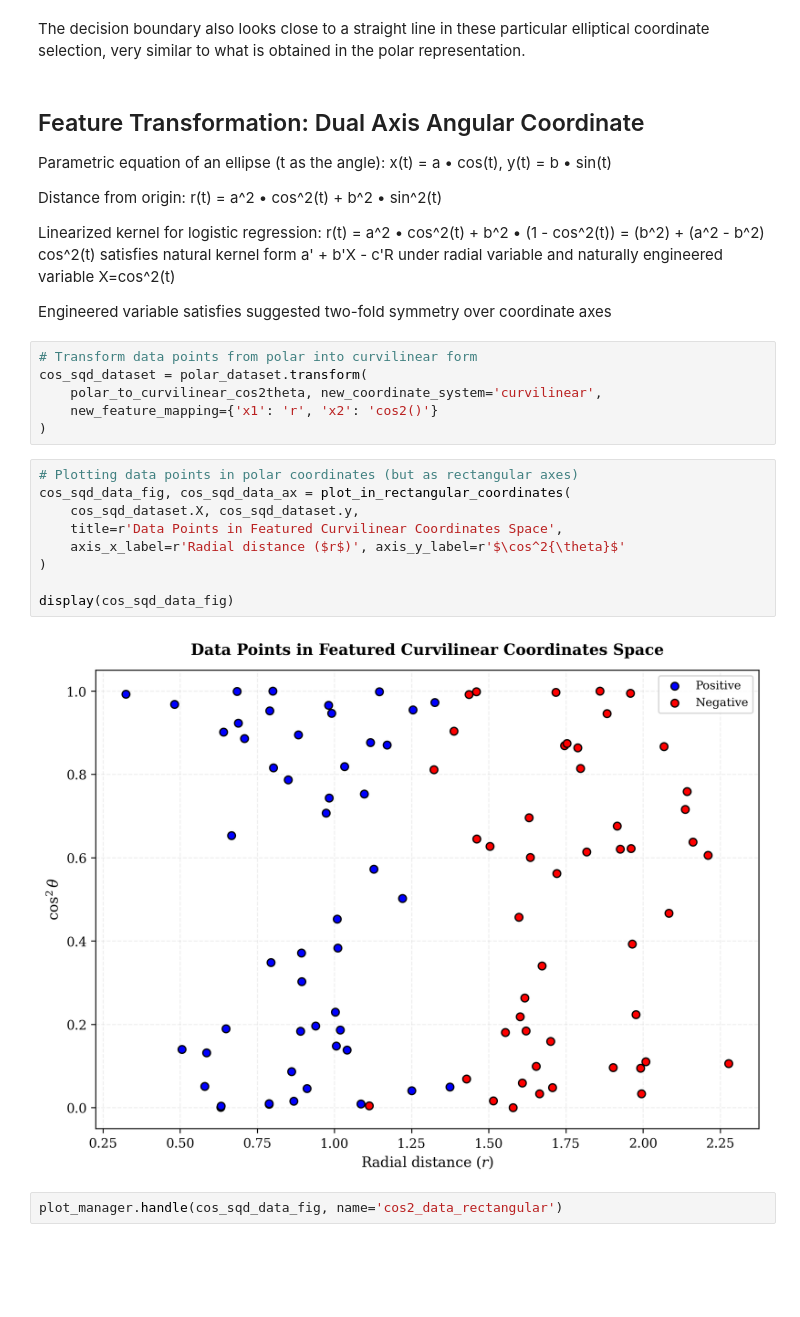
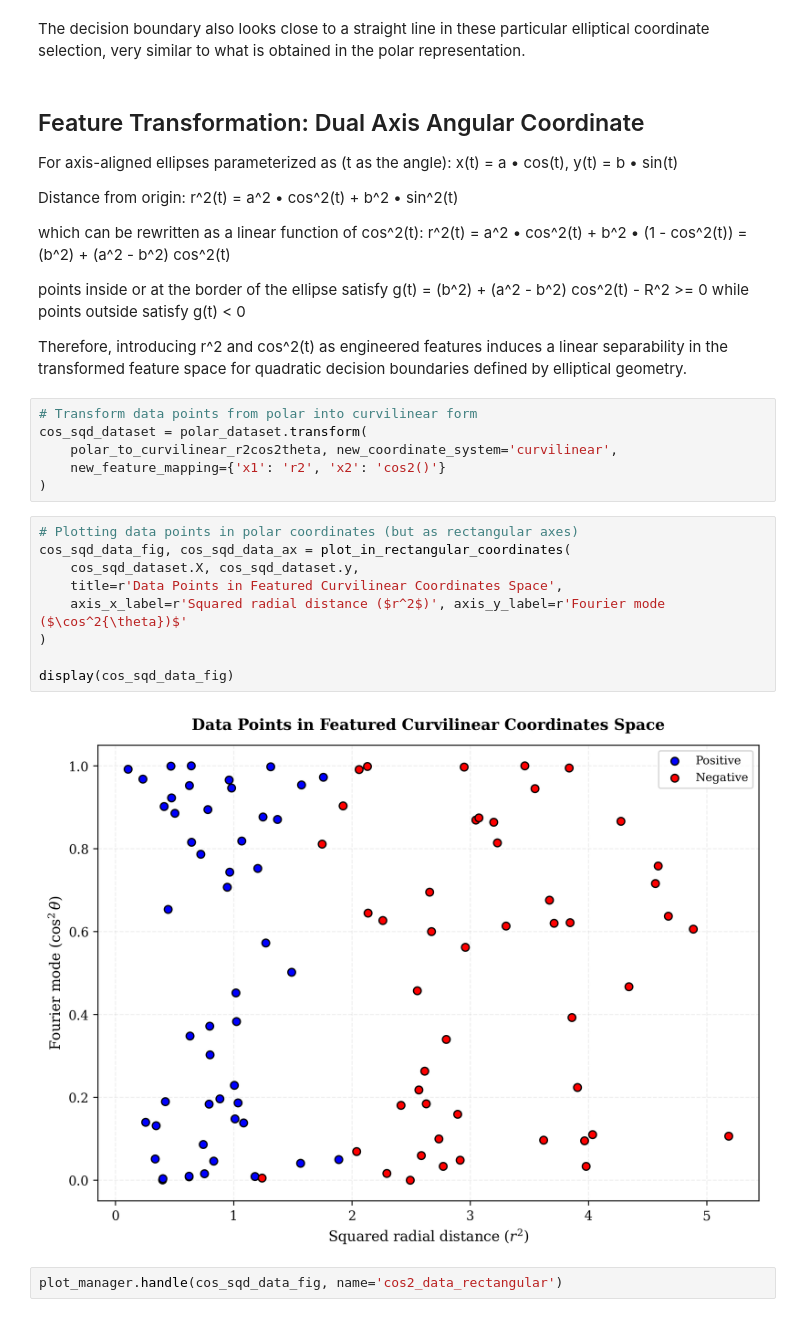
Before and after one commit to apsket/feature-representation-vs-model-complexity, a Jupyter notebook: notebooks/02_feature_engineering.ipynb, the cells around one changed output. Drawn from its saved outputs; the diff is of its cells as text; blank space fills up the shorter version.

Commit message:
Fix bug in mathematical justification of engineered curvilinear coordinates and updated transformation function, files, notebooks and figures accordingly.

```diff
--- a/notebooks/02_feature_engineering.ipynb
+++ b/notebooks/02_feature_engineering.ipynb
@@ -88,30 +88,32 @@ The decision boundary also looks close to a straight line in these particular el
 # %% [markdown]
 ## Feature Transformation: Dual Axis Angular Coordinate
 
-Parametric equation of an ellipse (t as the angle): x(t) = a • cos(t), y(t) = b • sin(t)
+For axis-aligned ellipses parameterized as (t as the angle): x(t) = a • cos(t), y(t) = b • sin(t)
 
-Distance from origin: r(t) = a^2 • cos^2(t) + b^2 • sin^2(t)
+Distance from origin: r^2(t) = a^2 • cos^2(t) + b^2 • sin^2(t)
 
-Linearized kernel for logistic regression: r(t) = a^2 • cos^2(t) + b^2 • (1 - cos^2(t)) = (b^2) + (a^2 - b^2) cos^2(t) satisfies natural kernel form a' + b'X - c'R under radial variable and naturally engineered variable X=cos^2(t)
+which can be rewritten as a linear function of cos^2(t): r^2(t) = a^2 • cos^2(t) + b^2 • (1 - cos^2(t)) = (b^2) + (a^2 - b^2) cos^2(t)
 
-Engineered variable satisfies suggested two-fold symmetry over coordinate axes
+points inside or at the border of the ellipse satisfy g(t) = (b^2) + (a^2 - b^2) cos^2(t) - R^2 >= 0 while points outside satisfy g(t) < 0
+
+Therefore, introducing r^2 and cos^2(t) as engineered features induces a linear separability in the transformed feature space for quadratic decision boundaries defined by elliptical geometry.
 # %%
 # Transform data points from polar into curvilinear form
 cos_sqd_dataset = polar_dataset.transform(
-    polar_to_curvilinear_cos2theta, new_coordinate_system='curvilinear',
-    new_feature_mapping={'x1': 'r', 'x2': 'cos2()'}
+    polar_to_curvilinear_r2cos2theta, new_coordinate_system='curvilinear',
+    new_feature_mapping={'x1': 'r2', 'x2': 'cos2()'}
 )
 # %%
 # Plotting data points in polar coordinates (but as rectangular axes)
 cos_sqd_data_fig, cos_sqd_data_ax = plot_in_rectangular_coordinates(
     cos_sqd_dataset.X, cos_sqd_dataset.y,
     title=r'Data Points in Featured Curvilinear Coordinates Space',
-    axis_x_label=r'Radial distance ($r$)', axis_y_label=r'$\cos^2{\theta}$'
+    axis_x_label=r'Squared radial distance ($r^2$)', axis_y_label=r'Fourier mode ($\cos^2{\theta})$'
 )
 
 display(cos_sqd_data_fig)
 # %% [output]
-[figure, old version]
+[figure, new version]
 # %%
 plot_manager.handle(cos_sqd_data_fig, name='cos2_data_rectangular')
 # %% [markdown]
```
Also changed, not shown: parts of 3 cells of this notebook, 6 other files.
